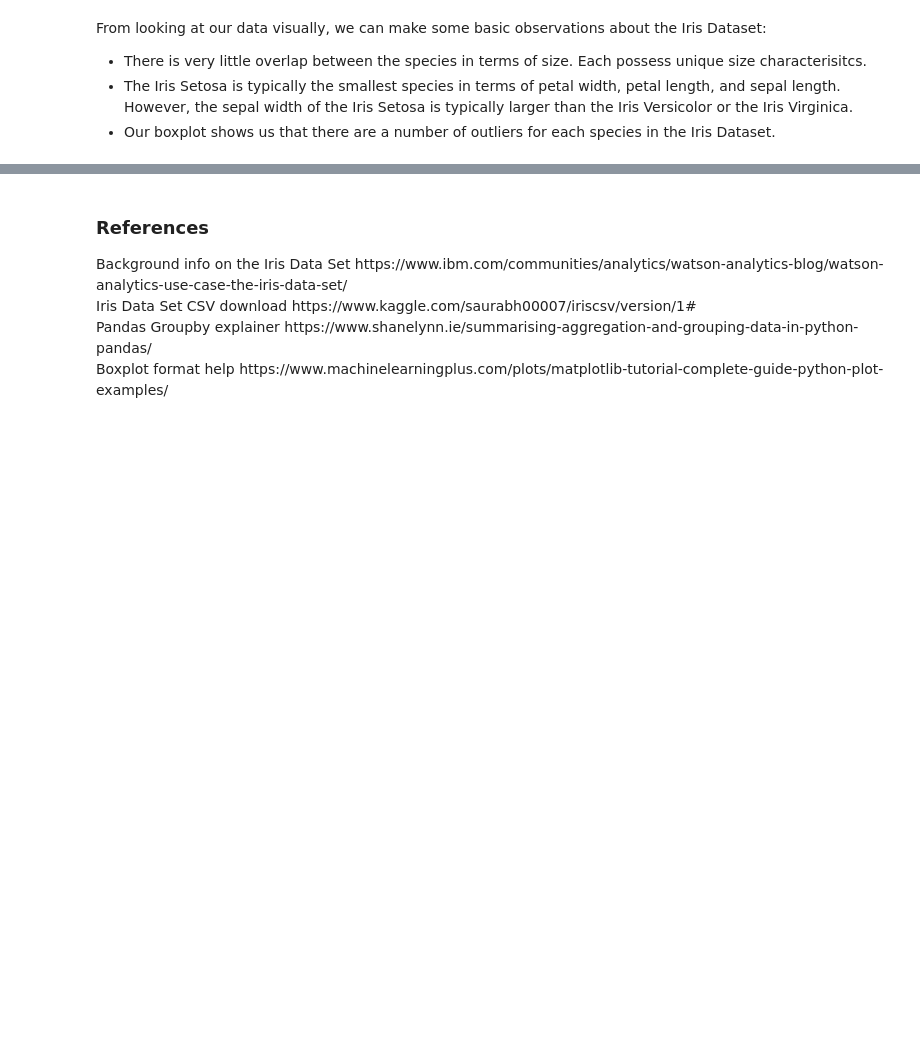
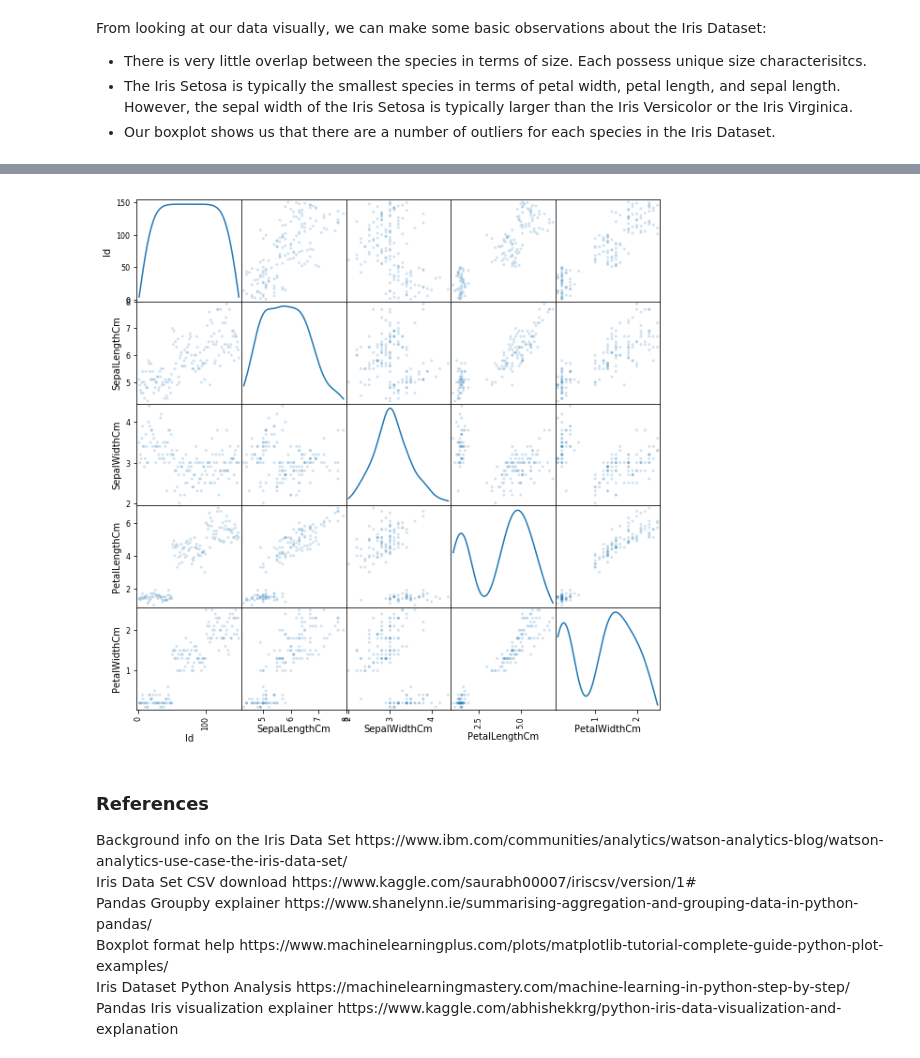
Before and after one commit to cobhan/pands-project-2019, a Jupyter notebook: Iris Dataset Project 2019.ipynb, the cells around one changed output, grey strips where cells are left out. Drawn from its saved outputs; the diff is of its cells as text; code cells hidden in the pictures; blank space fills up the shorter version.

```diff
--- a/Iris Dataset Project 2019.ipynb
+++ b/Iris Dataset Project 2019.ipynb
@@ -137,6 +148,15 @@ plt.show()
+# %%
+# scatter plot matrix
+from pandas.plotting import scatter_matrix
+scatter_matrix(df, alpha = 0.2, figsize = (10, 10), diagonal = 'kde')
+plt.show()
+# %% [output]
+[figure, added]
 # %% [markdown]
 <h3>References</h3>
 Background info on the Iris Data Set https://www.ibm.com/communities/analytics/watson-analytics-blog/watson-analytics-use-case-the-iris-data-set/<br>
 Iris Data Set CSV download https://www.kaggle.com/saurabh00007/iriscsv/version/1#<br>
 Pandas Groupby explainer https://www.shanelynn.ie/summarising-aggregation-and-grouping-data-in-python-pandas/<br>
 Boxplot format help https://www.machinelearningplus.com/plots/matplotlib-tutorial-complete-guide-python-plot-examples/<br>
+Iris Dataset Python Analysis https://machinelearningmastery.com/machine-learning-in-python-step-by-step/<br>
+Pandas Iris visualization explainer https://www.kaggle.com/abhishekkrg/python-iris-data-visualization-and-explanation<br>
```
Also changed, not shown: parts of 3 cells of this notebook.
